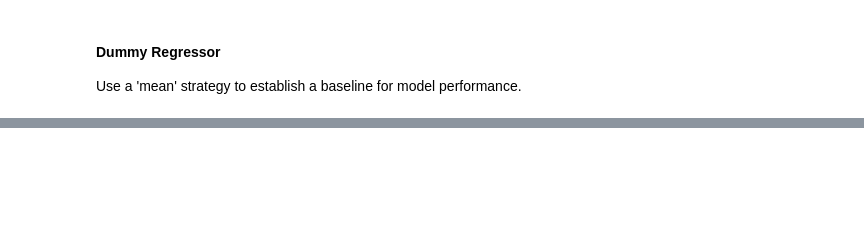
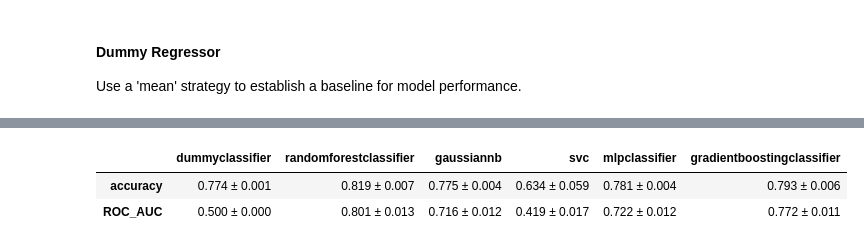
Before and after one commit to MarkStephens060482/WildFires, a Jupyter notebook: Wildfire_prediction.ipynb, the cells around one changed output, grey strips where cells are left out. Cells and saved outputs as stored; diff of their text form; code cells hidden in the pictures; blank space fills up the shorter version.

```diff
--- a/Wildfire_prediction.ipynb
+++ b/Wildfire_prediction.ipynb
@@ -120,0 +113,7 @@ pipeline_dummy = make_pipeline(regressor_dummy)
+# %%
+from sklearn.dummy import DummyClassifier
+# initiialise the dummy regressor
+dummy = DummyClassifier(strategy='prior')
+
+# list of base learners
+models = [dummy,rf,nb,rbfsvc,mlp,gbc]
@@ -120,0 +162,41 @@ pipeline_dummy = make_pipeline(regressor_dummy)
+# %%
+from sklearn.model_selection import cross_validate
+
+# define of estimators including the dummy regressor
+
+metrics = ['accuracy', 'roc_auc']
+
+model_scores = {}
+# loop over the model pipelines
+for model in models:
+  pipeline = make_pipeline(preprocessor,model)
+
+  # perform cross validation to get cv performance scores
+  cv_results = cross_validate(pipeline,X_train,
+                              y_train,
+                              scoring =metrics,
+                              cv = CVsplitter,
+                              n_jobs=-1,
+                              verbose = 3)
+
+  scores = []
+  for metric in metrics:
+
+    # determine mean, standard deviation and standard error of cv performance metric
+    metric_mean = cv_results['test_' + metric].mean()
+    metric_stdev = cv_results['test_'+ metric].std()
+    metric_sterr = metric_stdev/np.sqrt(n_splits*n_repeats)
+
+    # mean cross validationm scores with error
+    metric_result = f'{metric_mean: .3f} \u00B1 {2*metric_sterr: .3f}'
+
+    scores.append(metric_result)
+
+  # append model name and cv score to list
+  model_scores[pipeline.steps[1][0]] = scores
+
+# express as a Data Frame
+results_df = pd.DataFrame(model_scores,
+                          index = ['accuracy','ROC_AUC'])
+results_df
+# %% [output]
@@ -120,0 +215,3 @@ pipeline_dummy = make_pipeline(regressor_dummy)
+|  | dummyclassifier | randomforestclassifier | gaussiannb | svc | mlpclassifier | gradientboostingclassifier |
+| accuracy | 0.774 ± 0.001 | 0.819 ± 0.007 | 0.775 ± 0.004 | 0.634 ± 0.059 | 0.781 ± 0.004 | 0.793 ± 0.006 |
+| ROC_AUC | 0.500 ± 0.000 | 0.801 ± 0.013 | 0.716 ± 0.012 | 0.419 ± 0.017 | 0.722 ± 0.012 | 0.772 ± 0.011 |
```
Also changed, not shown: parts of 12 cells of this notebook.
